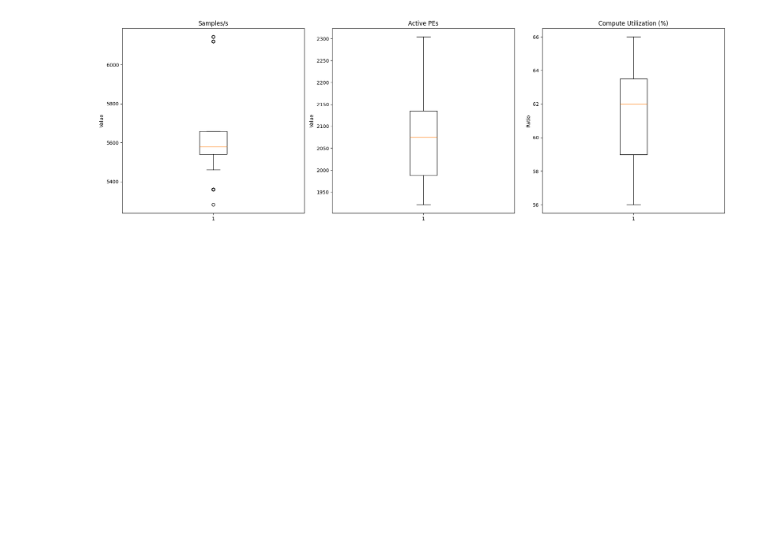
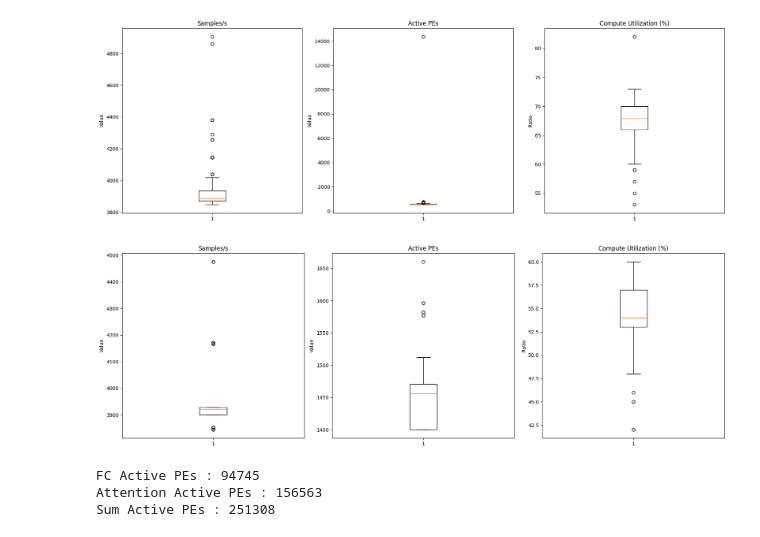
Before and after one commit to augustuszzq/dataflow-arch-test, a Jupyter notebook: report/1_6_0data_processing.ipynb, the cells around one changed output. Saved outputs shown, nothing was run; the diff lists cells and outputs as text; code cells hidden in the pictures; blank space fills up the shorter version.

```diff
--- a/report/1_6_0data_processing.ipynb
+++ b/report/1_6_0data_processing.ipynb
@@ -160,31 +452,69 @@ plt.show()
 # %%
-import pandas as pd
-import matplotlib.pyplot as plt
 
-df = pd.read_csv('filtered_compile_report_14_attention.csv')
+df = pd.read_csv('filtered_compile_report_15_fc.csv')
+
+df['Samples/s'] = pd.to_numeric(df['Samples/s'], errors='coerce')
+df['Active PEs'] = pd.to_numeric(df['Active PEs'], errors='coerce')
+df['Compute Utilization'] = df['Compute Utilization'].str.rstrip('%')
+df['Compute Utilization'] = pd.to_numeric(df['Compute Utilization'], errors='coerce')
+
+fig, axes = plt.subplots(1, 3, figsize=(18, 6))
+axes[0].boxplot(df['Samples/s'].dropna())
+axes[0].set_title('Samples/s')
+axes[0].set_ylabel('Value')
+
+axes[1].boxplot(df['Active PEs'].dropna())
+axes[1].set_title('Active PEs')
+axes[1].set_ylabel('Value')
+
+axes[2].boxplot(df['Compute Utilization'].dropna())
+axes[2].set_title('Compute Utilization (%)')
+axes[2].set_ylabel('Ratio')
+
+plt.tight_layout()
+plt.show()
+
+
+df = pd.read_csv('filtered_compile_report_15_attention.csv')
 
 df['Samples/s'] = pd.to_numeric(df['Samples/s'], errors='coerce')
 df['Active PEs'] = pd.to_numeric(df['Active PEs'], errors='coerce')
 df['Compute Utilization'] = df['Compute Utilization'].str.rstrip('%')
 df['Compute Utilization'] = pd.to_numeric(df['Compute Utilization'], errors='coerce')
 
 fig, axes = plt.subplots(1, 3, figsize=(18, 6))
 
 axes[0].boxplot(df['Samples/s'].dropna())
 axes[0].set_title('Samples/s')
 axes[0].set_ylabel('Value')
 
 axes[1].boxplot(df['Active PEs'].dropna())
 axes[1].set_title('Active PEs')
 axes[1].set_ylabel('Value')
 
 axes[2].boxplot(df['Compute Utilization'].dropna())
 axes[2].set_title('Compute Utilization (%)')
 axes[2].set_ylabel('Ratio')
 
 plt.tight_layout()
 plt.show()
+df_fc = pd.read_csv('filtered_compile_report_15_fc.csv')
+df_fc['Active PEs'] = pd.to_numeric(df_fc['Active PEs'], errors='coerce')
+sum_fc = df_fc['Active PEs'].sum()
+
+df_attention = pd.read_csv('filtered_compile_report_15_attention.csv')
+df_attention['Active PEs'] = pd.to_numeric(df_attention['Active PEs'], errors='coerce')
+sum_attention = df_attention['Active PEs'].sum()
+
+
+print(f"FC Active PEs : {sum_fc}")
+print(f"Attention Active PEs : {sum_attention}")
+print(f"Sum Active PEs : {sum_fc + sum_attention}")
 # %% [output]
-[figure, old version]
+[figure, new version]
+[figure, added]
+FC Active PEs : 94745
+Attention Active PEs : 156563
+Sum Active PEs : 251308
 # %%
 
```
Also changed, not shown: parts of 16 cells of this notebook.
